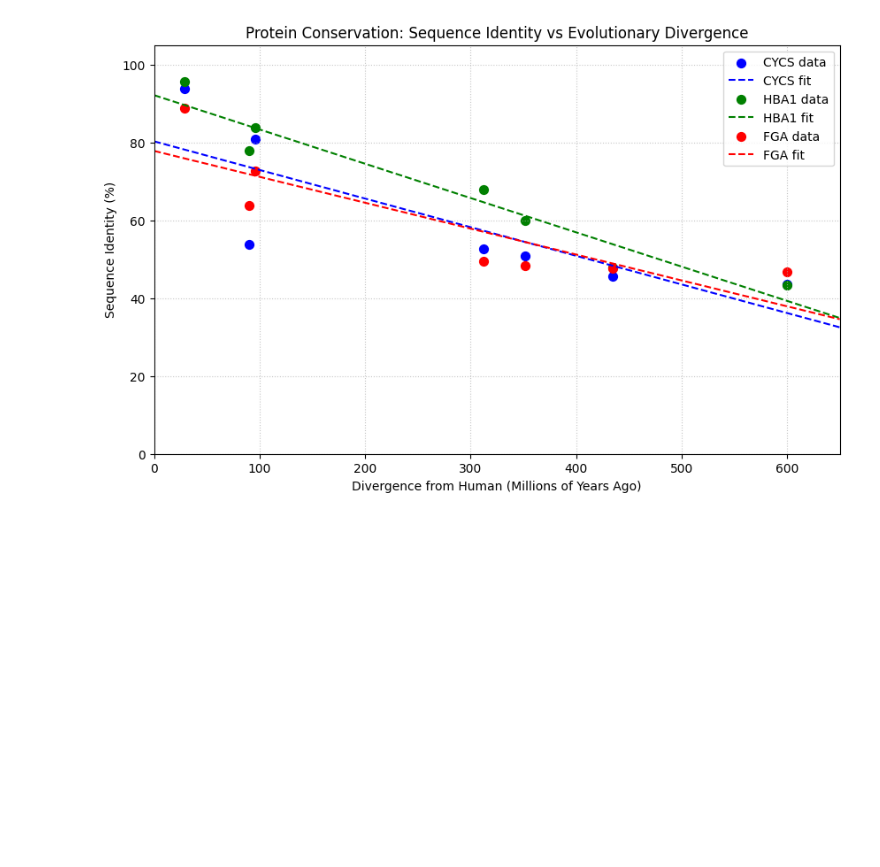
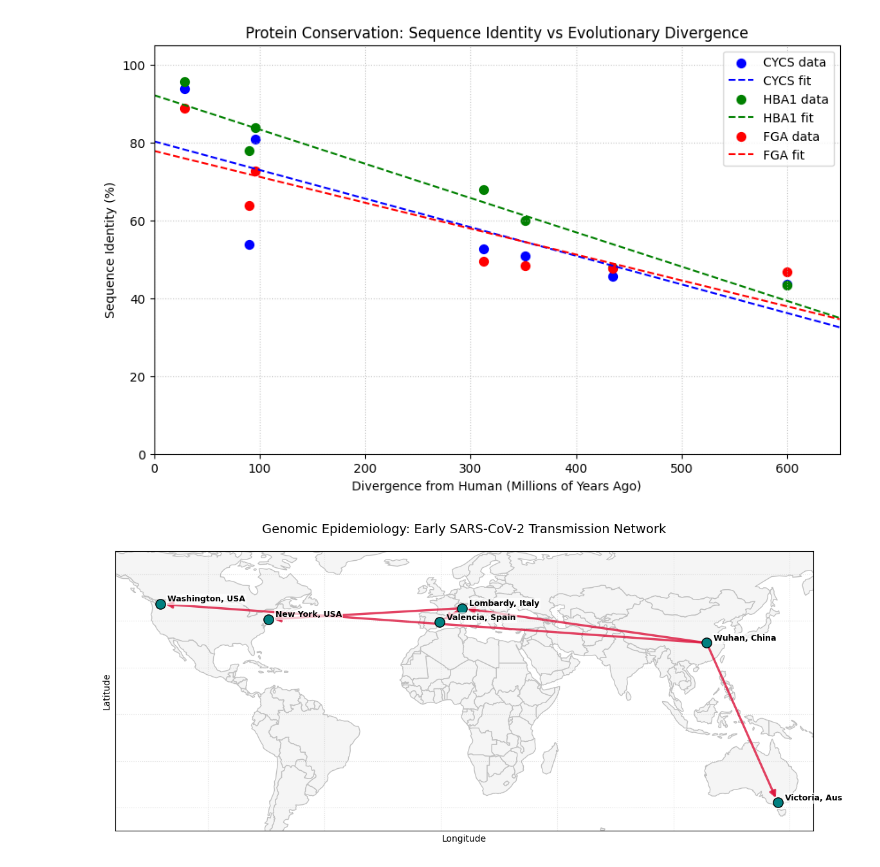
Before and after one commit to fbeilstein/bioinformatics, a Jupyter notebook: practice_02_evolutionary_divergence.ipynb, the cells around one changed output. Cells and saved outputs as stored; diff of their text form; code cells hidden in the pictures; blank space fills up the shorter version.

```diff
--- a/practice_02_evolutionary_divergence.ipynb
+++ b/practice_02_evolutionary_divergence.ipynb
@@ -295,0 +314,84 @@ FGA Regression Slope: -0.0665 % per million years
+# %%
+import networkx as nx
+import geopandas as gpd
+import matplotlib.pyplot as plt
+
+nodes = {
+    "Bat CoV (Outgroup)": {"acc": "MN996532.2", "coords": (101.4, 25.0)},
+    "Wuhan, China":       {"acc": "NC_045512.2", "coords": (114.3, 30.6)},
+    "Lombardy, Italy":    {"acc": "MT066156.1",  "coords": (9.2, 45.5)},
+    "Valencia, Spain":    {"acc": "MT198652.2",  "coords": (-0.4, 39.5)},
+    "New York, USA":      {"acc": "MT233282.1",  "coords": (-74.0, 40.7)},
+    "Washington, USA":    {"acc": "MT020880.1",  "coords": (-120.5, 47.3)},
+    "Victoria, Aus":      {"acc": "MT007544.1",  "coords": (144.9, -37.8)}
+}
+
+G = nx.Graph()
+for node_name, data in nodes.items():
+    G.add_node(node_name, pos=data["coords"])
+
+edges = [
+    ("Bat CoV (Outgroup)", "Wuhan, China", 4.0),
+    ("Wuhan, China", "Washington, USA", 0.1),
+    ("Wuhan, China", "Lombardy, Italy", 0.2),
+    ("Wuhan, China", "Victoria, Aus", 0.15),
+    ("Lombardy, Italy", "New York, USA", 0.05),
+    ("Lombardy, Italy", "Valencia, Spain", 0.08),
+    ("Washington, USA", "New York, USA", 0.8),
+    ("Victoria, Aus", "Valencia, Spain", 1.2),
+    ("Bat CoV (Outgroup)", "New York, USA", 4.5)
+]
+
+G.add_weighted_edges_from(edges)
+
+# 1. Calculate the undirected Minimum Spanning Tree
+mst = nx.minimum_spanning_tree(G)
+
+# 2. Identify the root by finding the outgroup's neighbor
+outgroup = "Bat CoV (Outgroup)"
+root_node = list(mst.neighbors(outgroup))[0]
+
+# 3. Remove the outgroup so it does not plot
+mst.remove_node(outgroup)
+
+# 4. Create a directed graph and populate it using BFS from the root
+directed_mst = nx.DiGraph()
+for node in mst.nodes():
+    directed_mst.add_node(node, pos=mst.nodes[node]['pos'])
+
+# BFS yields edges oriented away from the root
+directed_edges = list(nx.bfs_edges(mst, source=root_node))
+directed_mst.add_edges_from(directed_edges)
+
+# --- Plotting the Map ---
+fig, ax = plt.subplots(figsize=(14, 8))
+
+url = "https://raw.githubusercontent.com/nvkelso/natural-earth-vector/master/geojson/ne_110m_admin_0_countries.geojson"
+world = gpd.read_file(url)
+world.plot(ax=ax, color='whitesmoke', edgecolor='silver')
+
+pos = nx.get_node_attributes(directed_mst, 'pos')
+
+# Draw directed edges with arrows
+nx.draw_networkx_edges(
+    directed_mst, pos, ax=ax,
+    edge_color='crimson', width=2.5, alpha=0.8,
+    arrows=True, arrowstyle='-|>', arrowsize=15,
+    node_size=120 # Passes node size so arrows stop at the node boundary
+)
+
+nx.draw_networkx_nodes(directed_mst, pos, ax=ax, node_color='teal', node_size=120, edgecolors='black')
+
+for node, (lon, lat) in pos.items():
+    ax.text(lon + 3, lat + 1, node, fontsize=9, fontweight='bold', color='black',
+            bbox=dict(facecolor='white', alpha=0.7, edgecolor='none', pad=1.5))
+
+plt.title("Genomic Epidemiology: Early SARS-CoV-2 Transmission Network", pad=20, fontsize=14)
+plt.xlabel("Longitude")
+plt.ylabel("Latitude")
+plt.xlim(-140, 160)
+plt.ylim(-50, 70)
+plt.grid(True, linestyle=':', alpha=0.4)
+plt.show()
+# %% [output]
+[figure, added]
```
Also changed, not shown: parts of 2 cells of this notebook.
